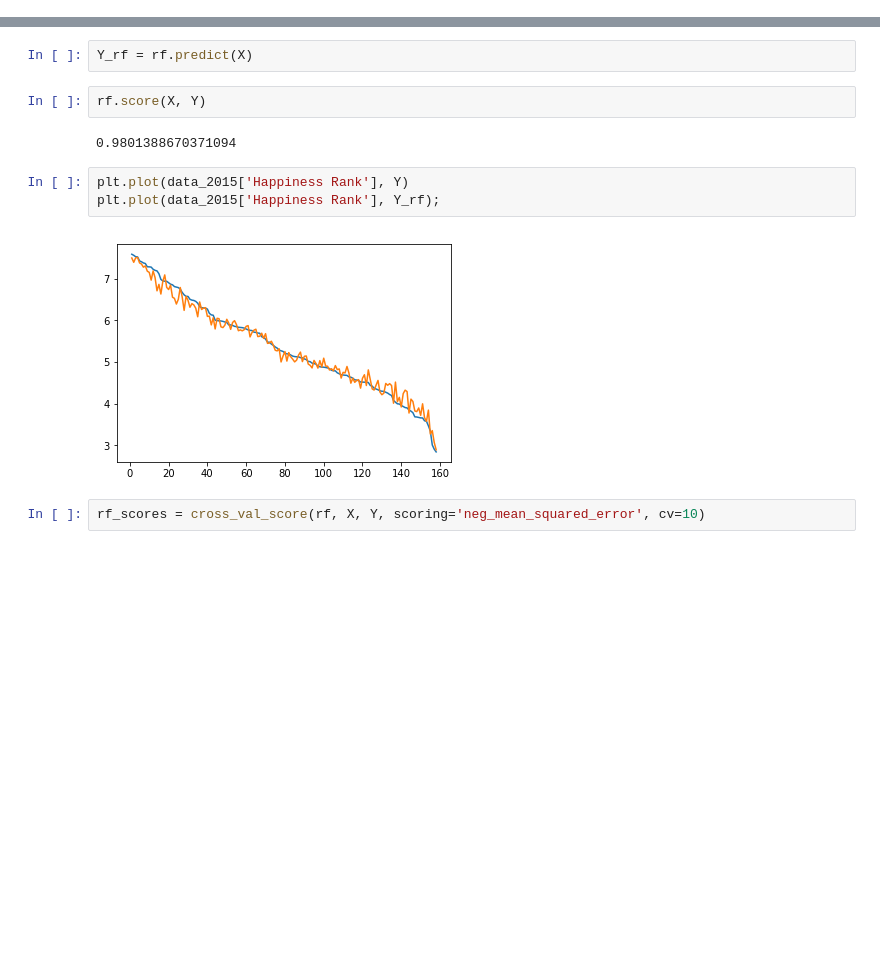
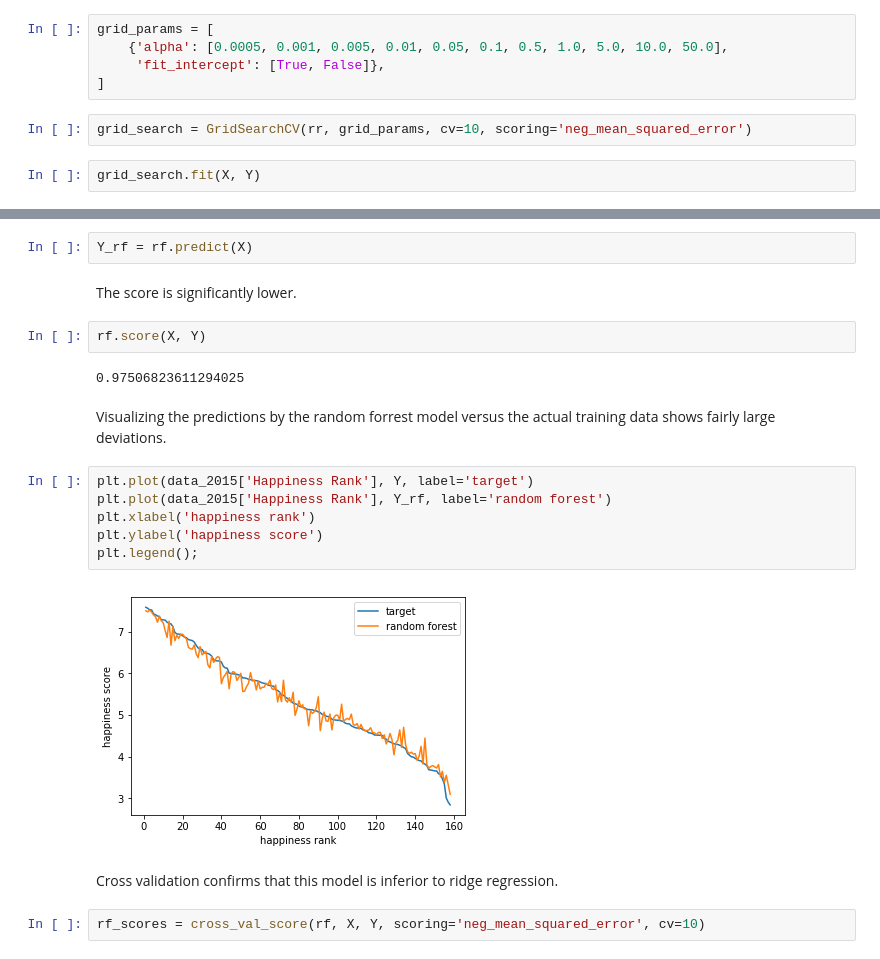
Before and after one commit to gjbex/training-material, a Jupyter notebook: Python/ScikitLearn/world_happiness.ipynb, the cells around one changed output, grey strips where cells are left out. Drawn from its saved outputs; the diff is of its cells as text; blank space fills up the shorter version.

```diff
--- a/Python/ScikitLearn/world_happiness.ipynb
+++ b/Python/ScikitLearn/world_happiness.ipynb
@@ -210,0 +226,9 @@ plt.plot(data_2015['Happiness Rank'], Y_rr);
+# %%
+grid_params = [
+    {'alpha': [0.0005, 0.001, 0.005, 0.01, 0.05, 0.1, 0.5, 1.0, 5.0, 10.0, 50.0],
+     'fit_intercept': [True, False]},
+]
+# %%
+grid_search = GridSearchCV(rr, grid_params, cv=10, scoring='neg_mean_squared_error')
+# %%
+grid_search.fit(X, Y)
@@ -216,15 +268,24 @@ rf = RandomForestRegressor()
 rf.fit(X, Y);
 # %%
 Y_rf = rf.predict(X)
+# %% [markdown]
+The score is significantly lower.
 # %%
 rf.score(X, Y)
 # %% [output]
-0.9801388670371094
+0.97506823611294025
+# %% [markdown]
+Visualizing the predictions by the random forrest model versus the actual training data shows fairly large deviations.
 # %%
-plt.plot(data_2015['Happiness Rank'], Y)
-plt.plot(data_2015['Happiness Rank'], Y_rf);
+plt.plot(data_2015['Happiness Rank'], Y, label='target')
+plt.plot(data_2015['Happiness Rank'], Y_rf, label='random forest')
+plt.xlabel('happiness rank')
+plt.ylabel('happiness score')
+plt.legend();
 # %% [output]
-[figure, old version]
+[figure, new version]
+# %% [markdown]
+Cross validation confirms that this model is inferior to ridge regression.
 # %%
 rf_scores = cross_val_score(rf, X, Y, scoring='neg_mean_squared_error', cv=10)
 # %%
```
Also changed, not shown: parts of 43 cells of this notebook.
